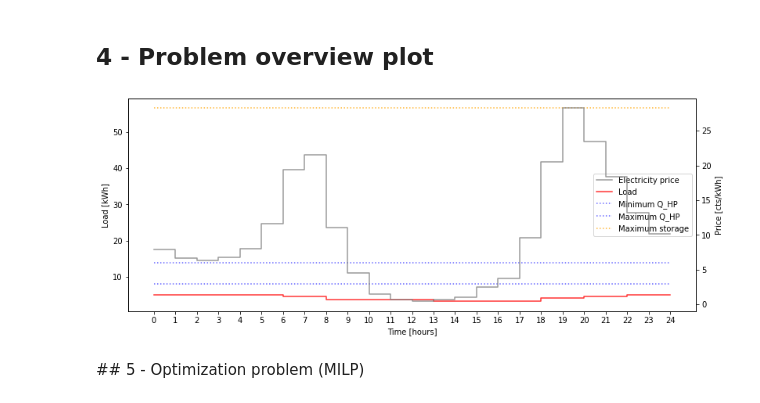
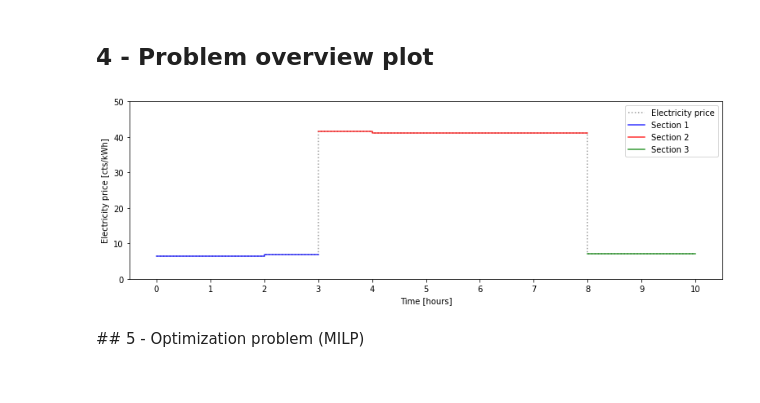
Before and after one commit to thdfw/master_thesis, a Jupyter notebook: gridworks/documentation/optimal_sequencer.ipynb, the cells around one changed output. Saved outputs shown, nothing was run; the diff lists cells and outputs as text; code cells hidden in the pictures.

```diff
--- a/gridworks/documentation/optimal_sequencer.ipynb
+++ b/gridworks/documentation/optimal_sequencer.ipynb
@@ -68,7 +68,7 @@ load = [5.117, 5.117, 5.117, 5.117, 5.117, 5.117, 4.652, 4.652, 3.722, 3.722, 3.
 The electricity prices come with three options, to test the system in different conditions.
 # %%
 # Electricity prices [cts/kWh]
-price_type = "peter"
+price_type = "gridworks"
 
 if price_type == "gridworks":
     c_el = [6.36, 6.34, 6.34, 6.37, 6.41, 6.46, 6.95, 41.51,
@@ -115,28 +115,29 @@ COP1_list = [COP1(temp) for temp in T_OA]
 # %%
 # Duplicate the last element of the hourly data for the plot
 c_el2 = c_el + [c_el[-1]]
 load2 = load + [load[-1]]
 Q_min2 = Q_HP_min_list + [Q_HP_min_list[-1]]
 Q_max2 = Q_HP_max_list + [Q_HP_max_list[-1]]
 
 N = len(c_el)
-fig, ax = plt.subplots(1,1, figsize=(13,5))
-ax2 = ax.twinx()
-ax2.step(range(N+1), c_el2, where='post', color='gray', alpha=0.8, label='Electricity price')
-ax.step(range(N+1), load2, where='post', color='red', alpha=0.8, label='Load')
-ax.step(range(N+1), Q_min2, where='post', color='blue', alpha=0.6, label='Minimum Q_HP', linestyle='dotted')
-ax.step(range(N+1), Q_max2, where='post', color='blue', alpha=0.6, label='Maximum Q_HP', linestyle='dotted')
-ax.step(range(N+1), [max_storage]*(N+1), where='post', color='orange', alpha=0.8, label='Maximum storage', linestyle='dotted')
-ax.set_xticks(range(N+1))
+fig, ax = plt.subplots(1,1, figsize=(13,4))
+ax.step(range(N+1-4-10), c_el2[4:15], where='post', color='gray', alpha=0.8, label='Electricity price', linestyle='dotted')
+ax.step(range(N+1-4-10), c_el2[4:7] + [np.nan]*(8), where='post', color='blue', alpha=0.8, label='Section 1')
+ax.step(range(N+1-4-10), [np.nan]*3 + c_el2[7:12] + [np.nan]*(3), where='post', color='red', alpha=0.8, label='Section 2')
+ax.step(range(N+1-4-10), [np.nan]*8 + c_el2[12:15], where='post', color='green', alpha=0.8, label='Section 3')
+#ax2.step(range(N+1-5), [np.nan]*(5) + c_el2[5:10] + [np.nan]*(N+1-10), where='post', color='red', alpha=0.8, label='Electricity price')
+#ax.step(range(N+1), load2, where='post', color='red', alpha=0.8, label='Load')
+#ax.step(range(N+1), Q_min2, where='post', color='blue', alpha=0.6, label='Minimum Q_HP', linestyle='dotted')
+#ax.step(range(N+1), Q_max2, where='post', color='blue', alpha=0.6, label='Maximum Q_HP', linestyle='dotted')
+#ax.step(range(N+1), [max_storage]*(N+1), where='post', color='orange', alpha=0.8, label='Maximum storage', linestyle='dotted')
+ax.set_xticks(range(N+1-14))
+ax.set_yticks(range(0,60,10))
 ax.set_xlabel("Time [hours]")
-ax.set_ylabel("Load [kWh]")
-ax2.set_ylabel("Price [cts/kWh]")
-lines1, labels1 = ax.get_legend_handles_labels()
-lines2, labels2 = ax2.get_legend_handles_labels()
-ax.legend(lines2 + lines1, labels2 + labels1)
+ax.set_ylabel("Electricity price [cts/kWh]")
+ax.legend()
 plt.show()
 # %% [output]
-[figure, old version]
+[figure, new version]
 # %% [markdown]
 ## 5 - Optimization problem (MILP)
 # %% [markdown]
```
Also changed, not shown: 50 other files.
